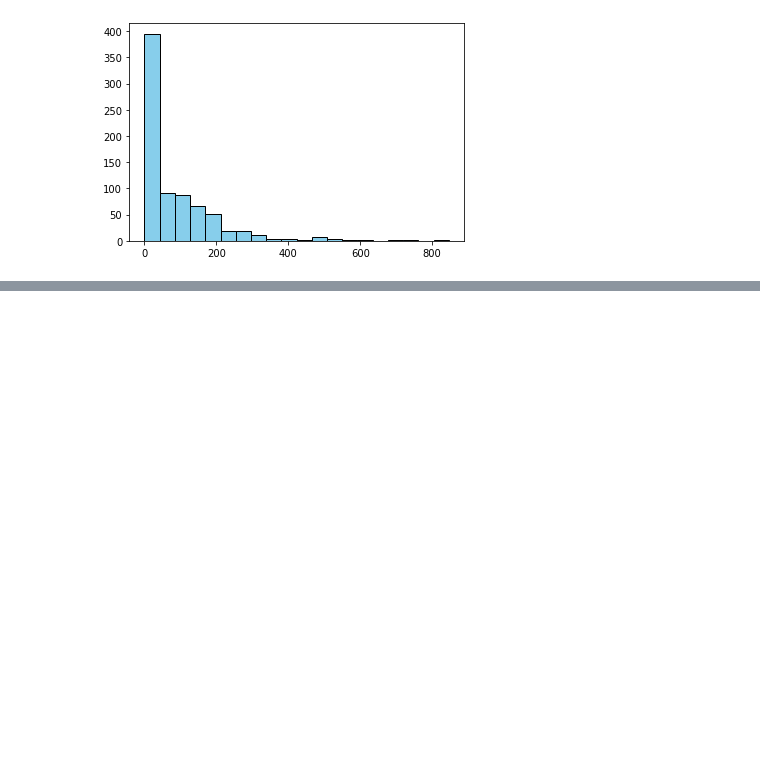
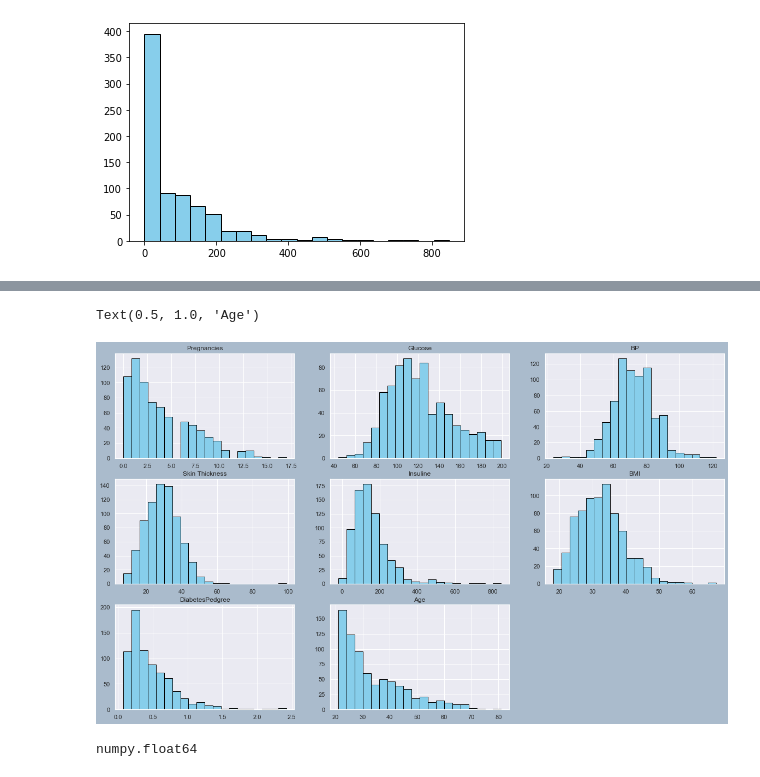
Before and after one commit to VibhuAg/diabetes-prediction, a Jupyter notebook: Final_Project.ipynb, the cells around one changed output, grey strips where cells are left out. Saved outputs shown, nothing was run; the diff lists cells and outputs as text; code cells hidden in the pictures; blank space fills up the shorter version.

Commit message:
Data cleaned using multiple imputation

```diff
--- a/Final_Project.ipynb
+++ b/Final_Project.ipynb
@@ -111,0 +202,6 @@ Text(0.5, 1.0, 'Age')
+# %%
+for i in range(0, 768):
+    if df['SkinThickness'].iloc[i] == 0 and df['Outcome'].iloc[i] ==0:
+        df['SkinThickness'].iloc[i] = skin_outcome_0
+    if df['SkinThickness'].iloc[i] == 0 and df['Outcome'].iloc[i] ==1:
+        df['SkinThickness'].iloc[i] = skin_outcome_1
@@ -111,0 +246,11 @@ Text(0.5, 1.0, 'Age')
+# %%
+df_imputer['SkinThickness'] = df_imputer['SkinThickness'].replace(0,np.nan)
+df_imputer['Insulin'] = df_imputer['Insulin'].replace(0,np.nan)
+df_imputer['Glucose'] = df_imputer['Glucose'].replace(0,np.nan)
+df_imputer['BloodPressure'] = df_imputer['BloodPressure'].replace(0,np.nan)
+# %%
+from sklearn.experimental import enable_iterative_imputer
+from sklearn.impute import IterativeImputer
+imp = IterativeImputer(random_state=0)
+temp = imp.fit_transform(df_imputer)
+df_imputer = pd.DataFrame(temp)
@@ -111,0 +266,2 @@ Text(0.5, 1.0, 'Age')
+# %%
+df_imputer.columns = df.columns
@@ -111,0 +281,39 @@ Text(0.5, 1.0, 'Age')
+# %%
+fig = plt.figure(figsize=(20,12))
+grid = fig.add_gridspec(3,3)
+
+f1 = fig.add_subplot(grid[0,0])
+f2 = fig.add_subplot(grid[0,1])
+f3 = fig.add_subplot(grid[0,2])
+f4 = fig.add_subplot(grid[1,0])
+f5 = fig.add_subplot(grid[1,1])
+f6 = fig.add_subplot(grid[1,2])
+f7 = fig.add_subplot(grid[2,0])
+f8 = fig.add_subplot(grid[2,1])
+
+
+fig.patch.set_facecolor("#aabbcc")
+
+f1.hist(df_imputer['Pregnancies'], bins = 20, ec="black", color = "skyblue")
+f1.set_title("Pregnancies")
+f2.hist(df_imputer['Glucose'], bins = 20, ec="black", color = "skyblue")
+f2.set_title("Glucose")
+f3.hist(df_imputer['BloodPressure'], bins = 20, ec="black", color = "skyblue")
+f3.set_title("BP")
+f4.hist(df_imputer['SkinThickness'], bins = 20, ec="black", color = "skyblue")
+f4.set_title("Skin Thickness")
+f5.hist(df_imputer['Insulin'], bins = 20, ec="black", color = "skyblue")
+f5.set_title("Insuline")
+f6.hist(df_imputer['BMI'], bins = 20, ec="black", color = "skyblue")
+f6.set_title("BMI")
+f7.hist(df_imputer['DiabetesPedigreeFunction'], bins = 20, ec="black", color = "skyblue")
+f7.set_title("DiabetesPedgree")
+f8.hist(df_imputer['Age'], bins = 20, ec="black", color = "skyblue")
+f8.set_title("Age")
+# %% [output]
+Text(0.5, 1.0, 'Age')
+[figure, added]
+# %%
+type(df_imputer['SkinThickness'].iloc[0])
+# %% [output]
+numpy.float64
```
Also changed, not shown: parts of 27 cells of this notebook.
